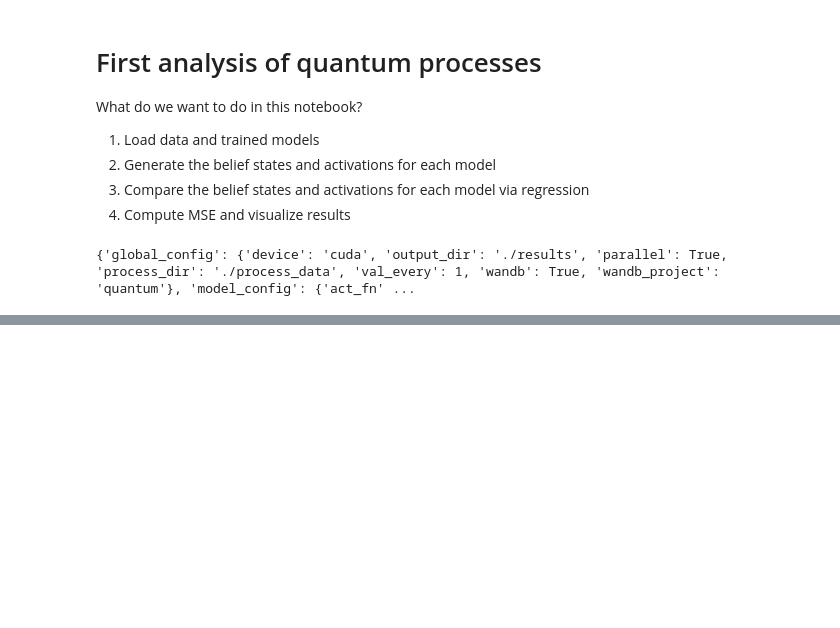
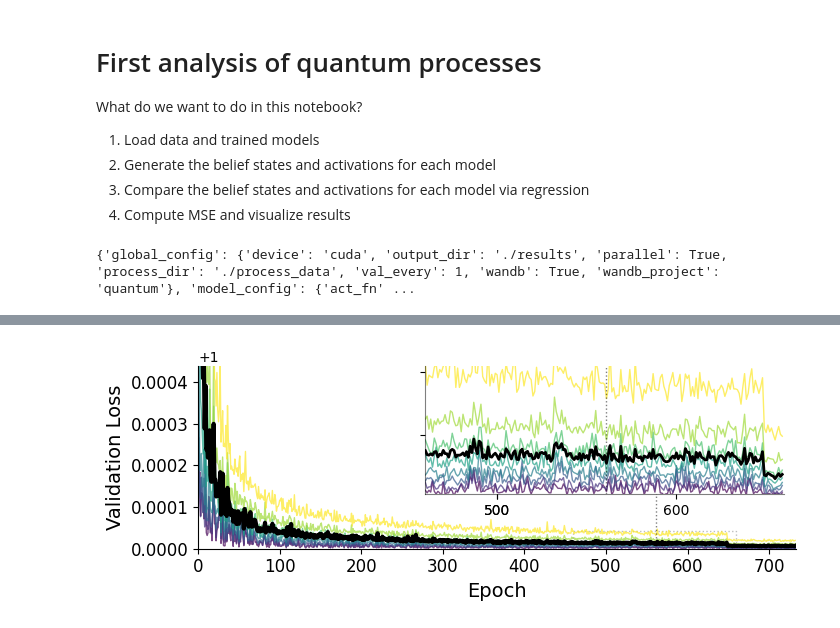
Before and after one commit to adamimos/epsilon-transformers, a Jupyter notebook: notebooks/quantum_analysis.ipynb, the cells around one changed output, grey strips where cells are left out. Cells and saved outputs as stored; diff of their text form; code cells hidden in the pictures; blank space fills up the shorter version.

```diff
--- a/notebooks/quantum_analysis.ipynb
+++ b/notebooks/quantum_analysis.ipynb
@@ -93,0 +87,98 @@ model = load_model_checkpoint(model, save_pts, -2)
+# %%
+def plot_loss_with_inset(loss, current_epoch=150, zoom_range=100):
+    import matplotlib.pyplot as plt
+    import numpy as np
+    from mpl_toolkits.axes_grid1.inset_locator import inset_axes
+    from matplotlib.patches import Rectangle
+    import math
+
+    # Extract relevant columns
+    x = loss['epoch']
+    y_mean = loss['val_loss_mean']
+    ctx_columns = [col for col in loss.columns if col.startswith('val_loss_ctx') and col != 'val_loss_mean']
+    ctx_columns = sorted(ctx_columns, key=lambda x: int(x.split('ctx')[-1]))
+
+    # Set up the plot with a clean style
+    fig, ax = plt.subplots(figsize=(7.2, 2.8))  # Standard figure size for Nature (in inches)
+
+    # Color palette
+    num_ctx = len(ctx_columns)
+    colors = plt.cm.viridis(np.linspace(0, 1, num_ctx))
+
+    # Plot ctx losses with color gradient
+    for i, col in enumerate(ctx_columns):
+        ax.plot(x, loss[col], color=colors[i], alpha=0.7, linewidth=1)
+
+    # Plot mean loss on top
+    ax.plot(x, y_mean, color='black', linewidth=3, label='Validation Loss')
+
+    # Customize the plot
+    ax.set_xlabel('Epoch', fontsize=14)
+    ax.set_ylabel('Validation Loss', fontsize=14)
+    ax.tick_params(axis='both', which='major', labelsize=12)
+
+    # Set ylim to max of 99th percentile of y_mean
+    y_max = np.percentile(y_mean, 99)
+    ax.set_ylim(1, y_max)
+    ax.set_xlim(0, len(x)-1)
+    # box off
+    ax.spines['top'].set_visible(False)
+    ax.spines['right'].set_visible(False)
+
+    # Create inset axes (50% of the plot size)
+    inset_ax = inset_axes(ax, width="100%", height="100%", loc='center',
+                          bbox_to_anchor=(0.38, 0.3, 0.6, 0.7), bbox_transform=ax.transAxes)
+
+    # Calculate zoom range
+    left_lim = max(0, current_epoch - zoom_range)
+    right_lim = min(len(x) - 1, current_epoch + zoom_range)
+
+    # Plot zoomed data in inset
+    # Plot all ctx losses and mean loss in the inset
+    for i, col in enumerate(ctx_columns):
+        inset_ax.plot(x[left_lim:right_lim], loss[col][left_lim:right_lim], color=colors[i], alpha=0.7, linewidth=1)
+    inset_ax.plot(x[left_lim:right_lim], y_mean[left_lim:right_lim], color='black', linewidth=2)
+
+    # Set inset axes limits
+    inset_ax.set_xlim(x[left_lim], x[right_lim])
+
+    # Calculate ylim based on all data (including ctx losses)
+    all_losses = [loss[col][left_lim:right_lim] for col in ctx_columns] + [y_mean[left_lim:right_lim]]
+    all_losses_flat = np.concatenate(all_losses)
+    inset_ylim_max = np.percentile(all_losses_flat, 99)
+    inset_ylim_min = np.percentile(all_losses_flat, 1)
+    inset_ax.set_ylim(inset_ylim_min, inset_ylim_max)
+    # Remove y-axis labels for the inset
+    inset_ax.set_yticklabels([])
+    # Add gray dotted line box to main plot showing zoom area
+    rect = Rectangle((x[left_lim], 1), x[right_lim] - x[left_lim], inset_ylim_max - 1,
+                     fill=False, linestyle=':', edgecolor='gray', linewidth=1, alpha=0.5)
+    ax.add_patch(rect)
+
+    # Set x-axis ticks and labels for the inset
+    left_tick = math.ceil(x[left_lim] / 100) * 100
+    right_tick = math.floor(x[right_lim] / 100) * 100
+    center_tick = (left_tick + right_tick) // 2
+    center_tick = center_tick - (center_tick % 100)  # Ensure center tick is also a multiple of 100
+    # top and right off
+    inset_ax.spines['top'].set_visible(False)
+    inset_ax.spines['right'].set_visible(False)
+    # make spines alpha .5
+    inset_ax.spines['left'].set_alpha(.5)
+    inset_ax.spines['bottom'].set_alpha(.5)
+    inset_ax.set_xticks([left_tick, center_tick, right_tick])
+    inset_ax.set_xticklabels([f'{left_tick}', f'{center_tick}', f'{right_tick}'])
+
+    # Add vertical dotted line at current_epoch on main plot
+    ax.axvline(x=current_epoch, color='black', linestyle=':', linewidth=1, alpha=0.5)
+
+    # Add vertical dotted line at current_epoch on inset plot
+    inset_ax.axvline(x=current_epoch, color='black', linestyle=':', linewidth=1, alpha=0.5)
+
+    # Adjust layout and display
+    plt.tight_layout()
+    plt.show()
+
+plot_loss_with_inset(loss, current_epoch=561, zoom_range=100)
+# %% [output]
+[figure, added]
```
Also changed, not shown: parts of 6 cells of this notebook, 4 other files.
